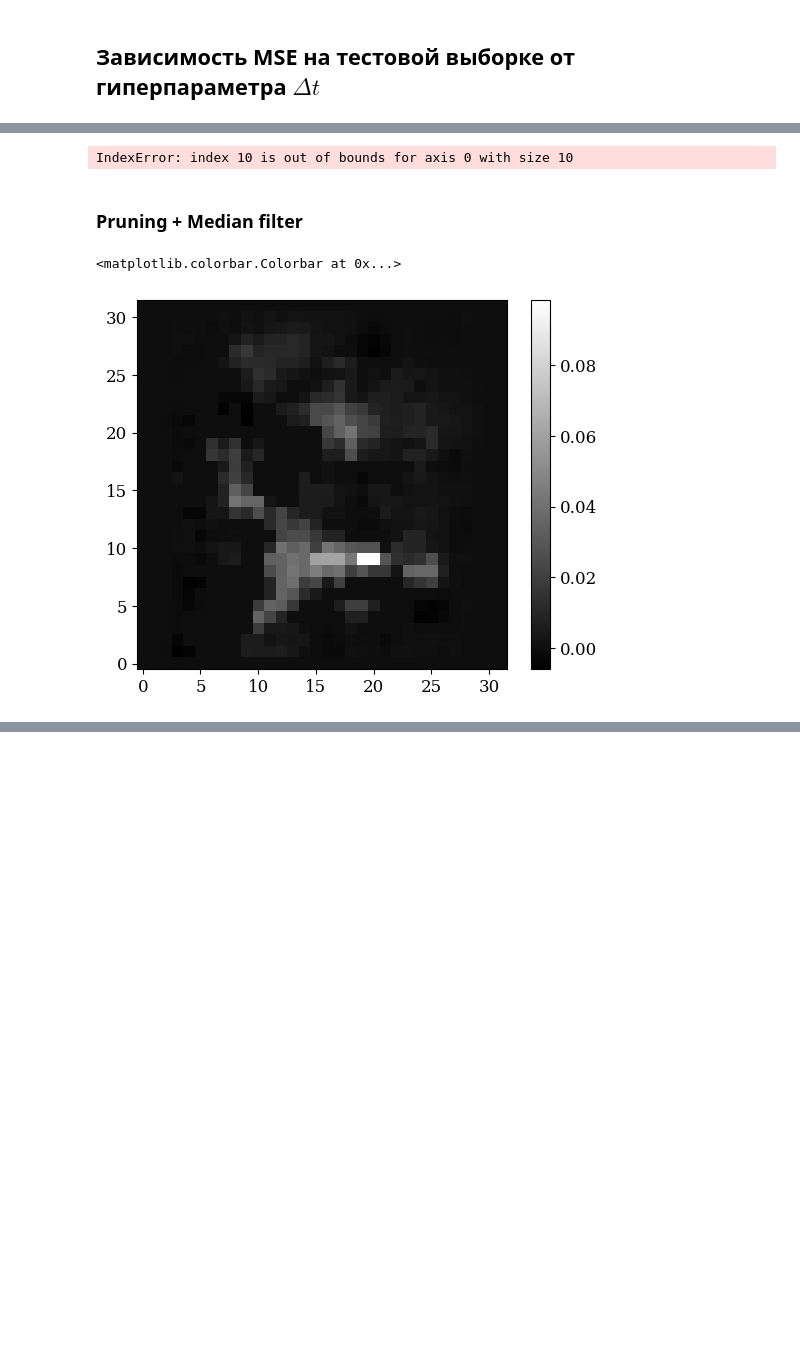
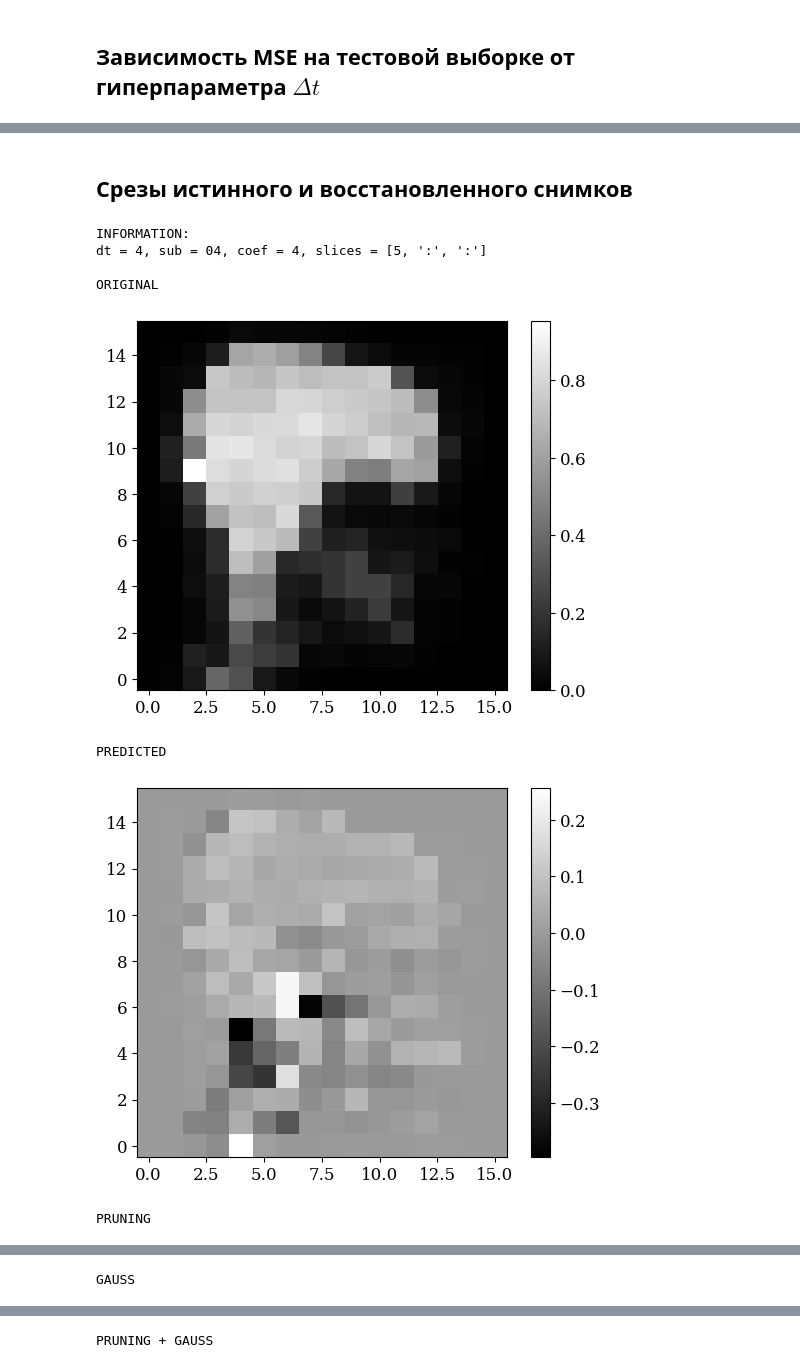
Before and after one commit to intsystems/2023-Project-112, a Jupyter notebook: code/basic.ipynb, the cells around one changed output, grey strips where cells are left out. Drawn from its saved outputs; the diff is of its cells as text; code cells hidden in the pictures; blank space fills up the shorter version.

```diff
--- a/code/basic.ipynb
+++ b/code/basic.ipynb
@@ -288,12 +252,0 @@ plt.savefig(
-# %%
-mask_min = fmri_predicted < 0
-mask_max = fmri_predicted > 0.15
-mask_mm = mask_min + mask_max
-
-fmri_predicted_pruning = np.zeros_like(fmri_predicted)
-fmri_predicted_pruning[~mask_mm] = fmri_predicted[~mask_mm]
-fmri_predicted_pruning[mask_min] = 0
-fmri_predicted_pruning[mask_max] = 0.15
-
-plt.imshow(fmri_predicted_pruning[5, :, :].T, cmap="gray", origin="lower")
-plt.colorbar()
@@ -305,7 +252,0 @@ plt.colorbar()
-# %%
-sigma = 0.7
-
-fmri_predicted_gauss = gaussian_filter(fmri_predicted, sigma=sigma)
-
-plt.imshow(fmri_predicted_gauss[5, :, :].T, cmap="gray", origin="lower")
-plt.colorbar()
@@ -317,11 +252,0 @@ plt.colorbar()
-# %%
-sigma = 0.6
-
-fmri_predicted_pruning_gauss = gaussian_filter(fmri_predicted_pruning, sigma=sigma)
-
-plt.imshow(fmri_predicted_pruning_gauss[5, :, :].T, cmap="gray", origin="lower")
-plt.colorbar()
-
-plt.savefig(
-    os.path.join(figures, "sub-04-4-4-5-_-_-pred-pg.eps"),
-    bbox_inches="tight")
@@ -346,18 +253,2 @@ IndexError: index 10 is out of bounds for axis 0 with size 10
-# %%
-# применим медианный фильтр с размером окна 3x3x3
-fmri_predicted_median = signal.medfilt(fmri_predicted, kernel_size=3)
-
-plt.imshow(fmri_predicted_median[10, :, :].T, cmap="gray", origin="lower")
-plt.colorbar()
-# %% [output]
-IndexError: index 10 is out of bounds for axis 0 with size 10
-# %% [markdown]
-### Pruning + Median filter
-# %%
-fmri_predicted_pruning_median = signal.medfilt(fmri_predicted_pruning, kernel_size=3)
-
-plt.imshow(fmri_predicted_pruning_median[10, :, :].T, cmap="gray", origin="lower")
-plt.colorbar()
-# %% [output]
-<matplotlib.colorbar.Colorbar at 0x...>
-[figure, removed]
+# %% [markdown]
+## Срезы истинного и восстановленного снимков
@@ -363,0 +363,23 @@ plt.colorbar()
+# %%
+get_scan_slices(
+        dt=4,
+        sub='04',
+        coef=4,
+        output=np.load("output-4-04-normalization-4.npy", allow_pickle=True),
+        scan_number=10,
+        dim=0,
+        slice_number=5,
+        lbound=0,
+        lvalue=0,
+        hbound=0.15,
+        hvalue=0.15,
+        sigma=0.5)
+# %% [output]
+INFORMATION:
+dt = 4, sub = 04, coef = 4, slices = [5, ':', ':']
+
+ORIGINAL
+[figure, added]
+PREDICTED
+[figure, added]
+PRUNING
@@ -363,0 +387 @@ plt.colorbar()
+GAUSS
@@ -363,0 +389 @@ plt.colorbar()
+PRUNING + GAUSS
```
Also changed, not shown: parts of 18 cells of this notebook, 5 other files.
